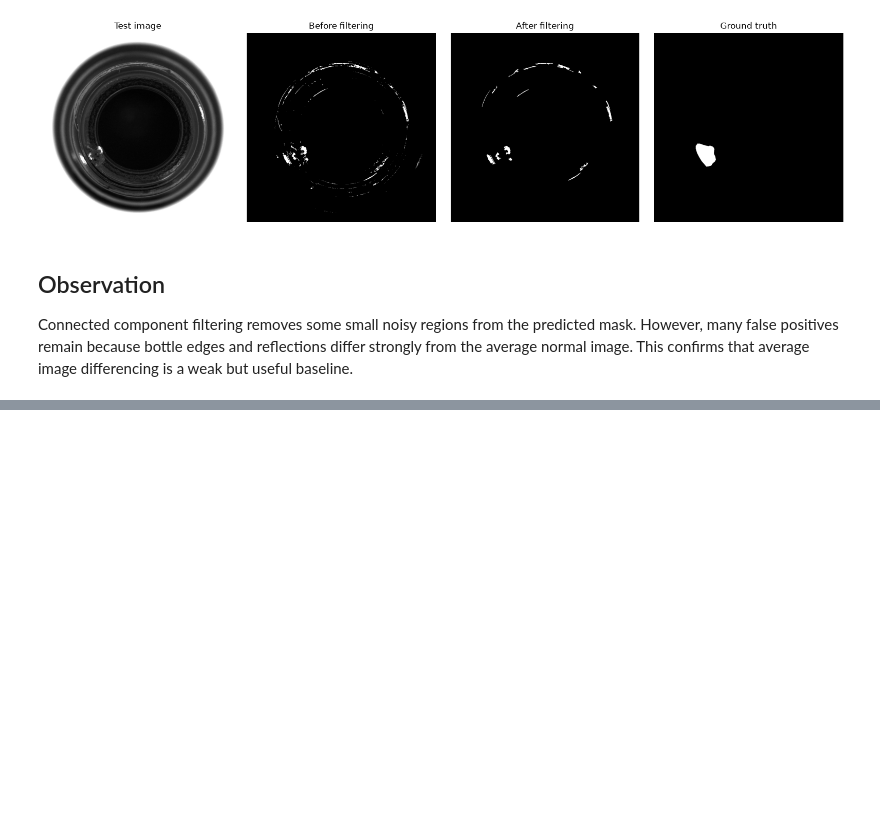
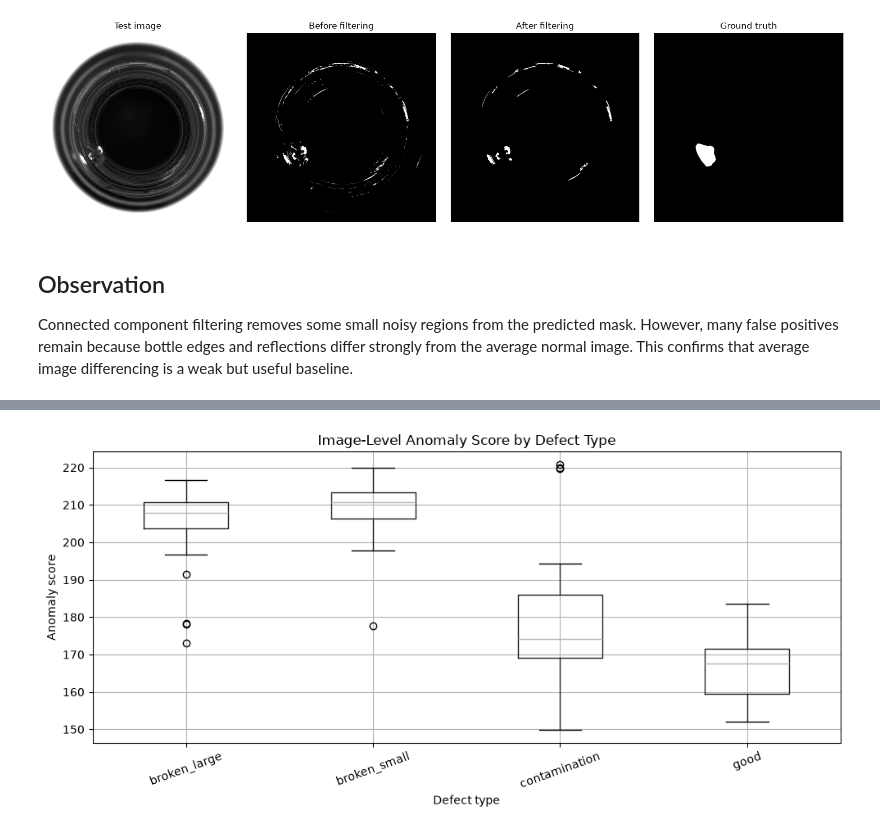
Before and after one commit to shashwatsharv7/visionguard, a Jupyter notebook: notebooks/03_classical_baseline.ipynb, the cells around one changed output, grey strips where cells are left out. Drawn from its saved outputs; the diff is of its cells as text; code cells hidden in the pictures; blank space fills up the shorter version.

Commit message:
Evaluate classical baseline on bottle test set

```diff
--- a/notebooks/03_classical_baseline.ipynb
+++ b/notebooks/03_classical_baseline.ipynb
@@ -287,0 +383,9 @@ However, many false positives remain because bottle edges and reflections differ
+# %%
+results = []
+
+for _, row in test_df.iterrows():
+    result = evaluate_one_image(row)
+    results.append(result)
+
+results_df = pd.DataFrame(results)
+results_df.head()
@@ -287,0 +408,16 @@ However, many false positives remain because bottle edges and reflections differ
+# %%
+ax = results_df.boxplot(
+    column="anomaly_score",
+    by="defect_type",
+    figsize=(10, 5),
+)
+
+ax.set_title("Image-Level Anomaly Score by Defect Type")
+ax.set_xlabel("Defect type")
+ax.set_ylabel("Anomaly score")
+plt.suptitle("")
+plt.xticks(rotation=20)
+plt.tight_layout()
+plt.show()
+# %% [output]
+[figure, added]
```
Also changed, not shown: parts of 8 cells of this notebook.
